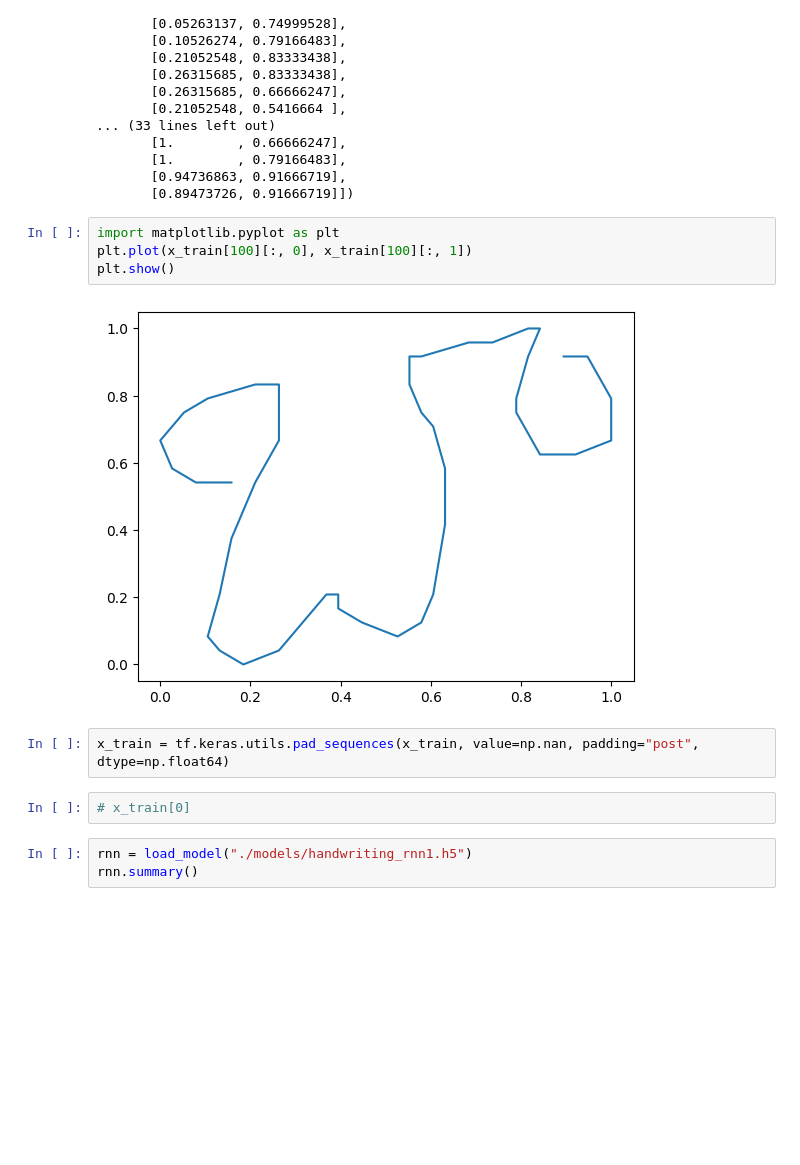
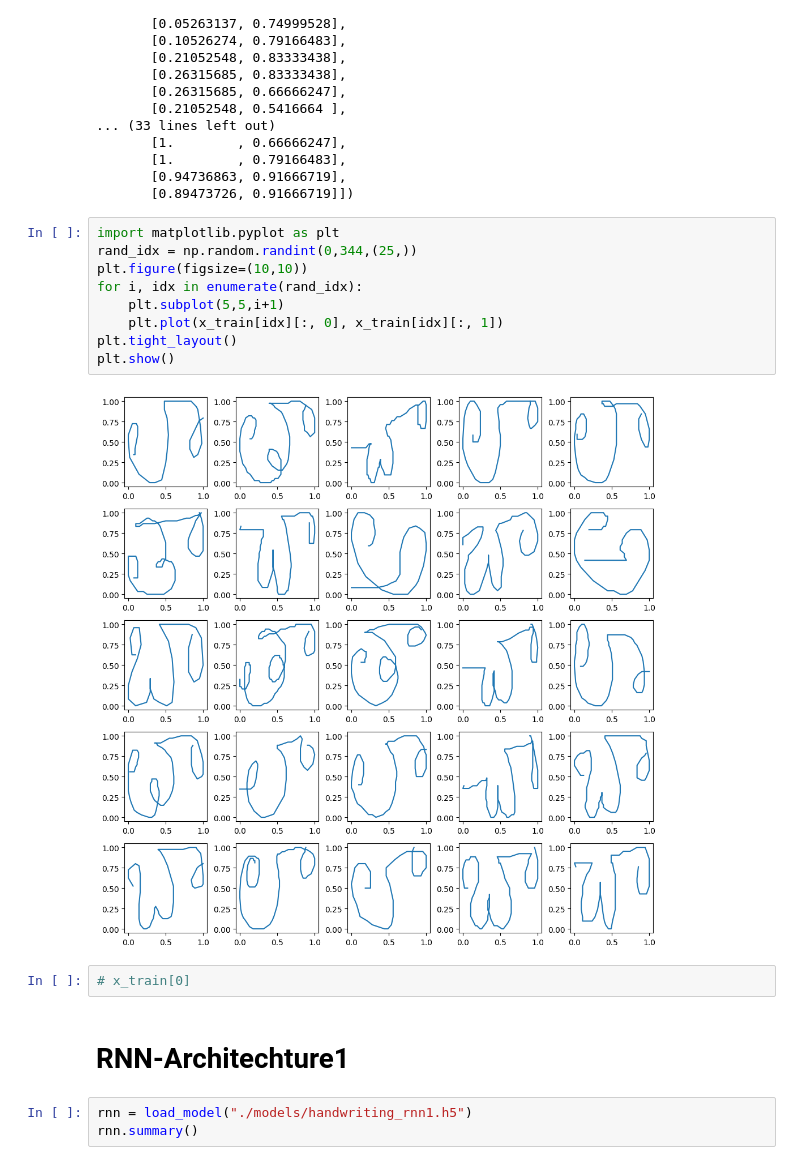
Before and after one commit to imraunav/Deep-Learning-and-Applications, a Jupyter notebook: ProgrammingAssignment6/results.ipynb, the cells around one changed output. Saved outputs shown, nothing was run; the diff lists cells and outputs as text; blank space fills up the shorter version.

```diff
--- a/ProgrammingAssignment6/results.ipynb
+++ b/ProgrammingAssignment6/results.ipynb
@@ -38,14 +40,19 @@ array([[0.15789411, 0.5416664 ],
        [0.89473726, 0.91666719]])
 # %%
 import matplotlib.pyplot as plt
-plt.plot(x_train[100][:, 0], x_train[100][:, 1])
+rand_idx = np.random.randint(0,344,(25,))
+plt.figure(figsize=(10,10))
+for i, idx in enumerate(rand_idx):
+    plt.subplot(5,5,i+1)
+    plt.plot(x_train[idx][:, 0], x_train[idx][:, 1])
+plt.tight_layout()
 plt.show()
 # %% [output]
-[figure, old version]
+[figure, new version]
-# %%
-x_train = tf.keras.utils.pad_sequences(x_train, value=np.nan, padding="post", dtype=np.float64)
 # %%
 # x_train[0]
+# %% [markdown]
+# RNN-Architechture1
 # %%
 rnn = load_model("./models/handwriting_rnn1.h5")
 rnn.summary()
```
Also changed, not shown: parts of 22 cells of this notebook, 10 other files.
